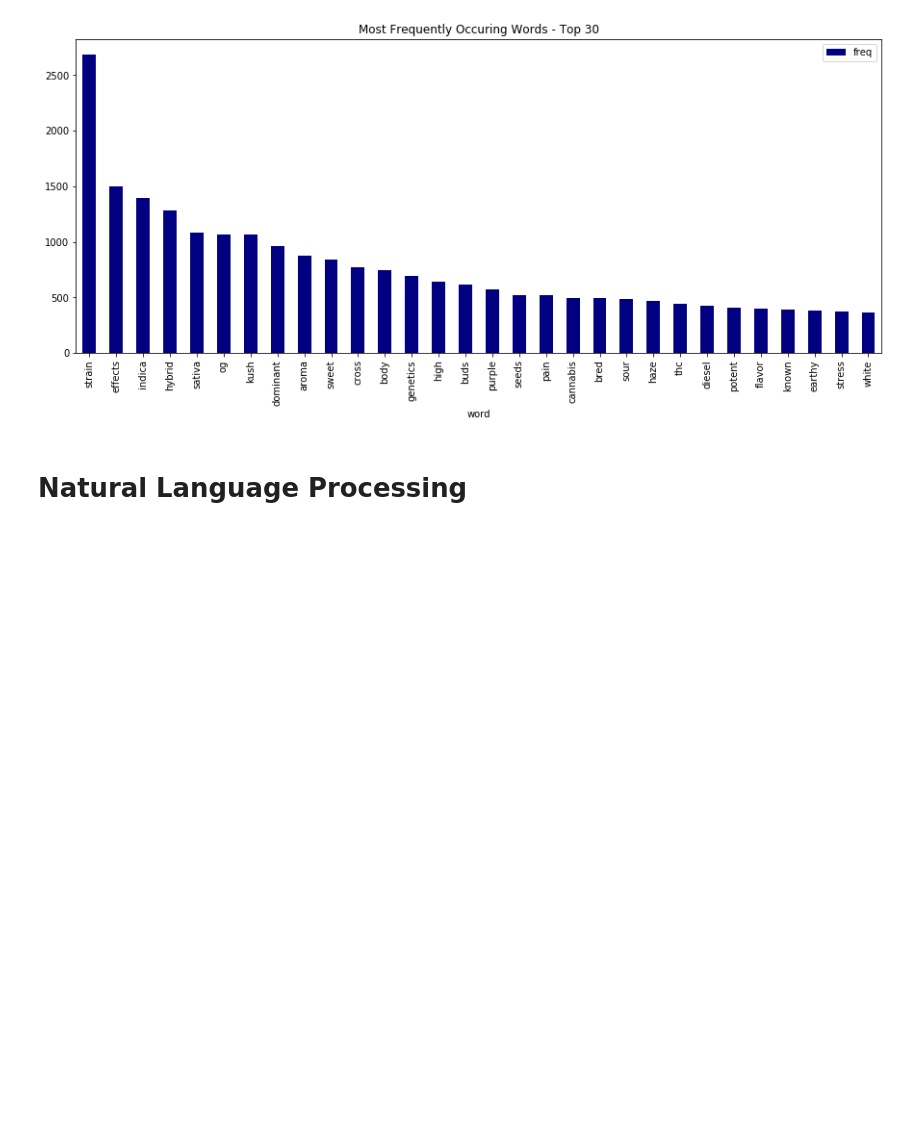
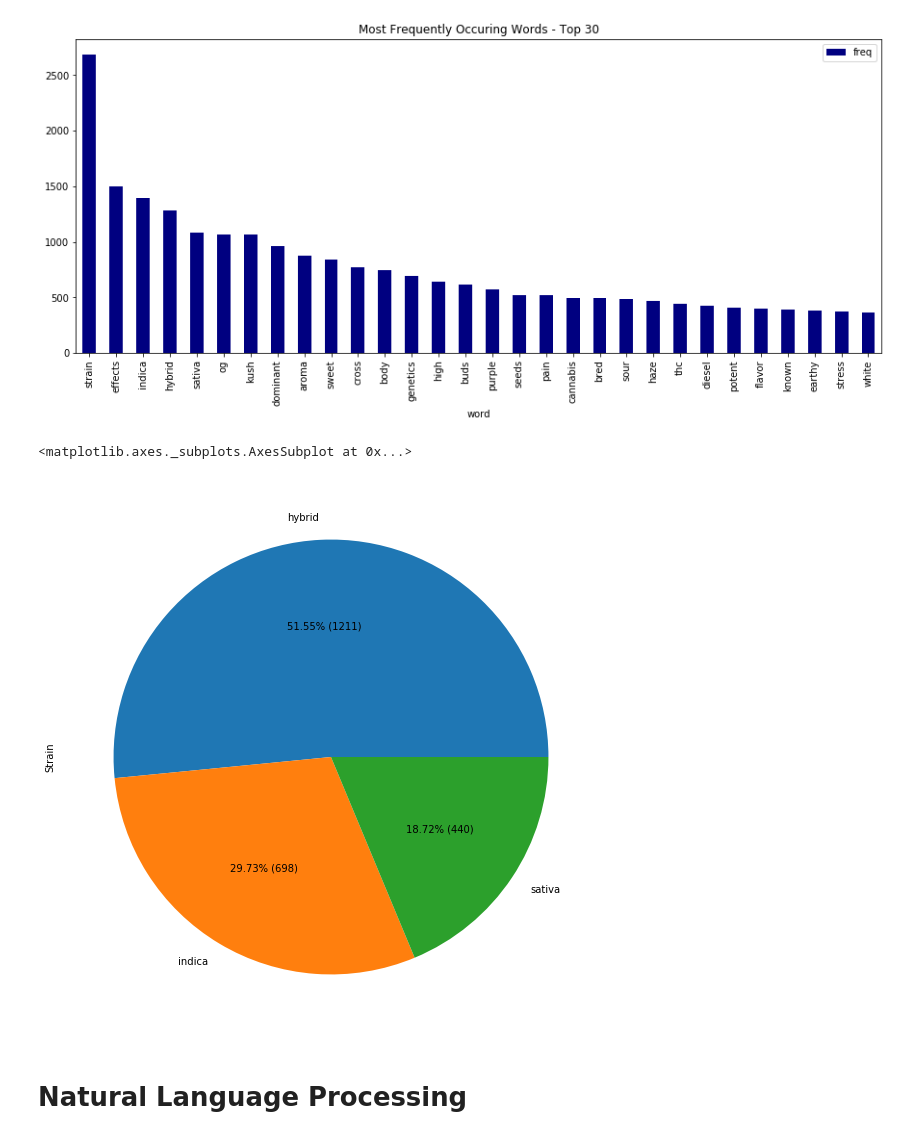
Before and after one commit to kavehamini/Cannabis_Project, a Jupyter notebook: Cannabis NLP.ipynb, the cells around one changed output. Cells and saved outputs as stored; diff of their text form; code cells hidden in the pictures; blank space fills up the shorter version.

```diff
--- a/Cannabis NLP.ipynb
+++ b/Cannabis NLP.ipynb
@@ -86,6 +86,13 @@ plt.title("Most Frequently Occuring Words - Top 30")
 plt.show()
 # %% [output]
 [figure]
+# %%
+plt.figure(figsize=(10,10))
+total = mldf.groupby('Type')['Strain'].count().sum()
+df.groupby('Type')['Strain'].count().plot(kind='pie', autopct=lambda p:'{:.2f}% ({:.0f})'.format(p,p * total / 100))
+# %% [output]
+<matplotlib.axes._subplots.AxesSubplot at 0x...>
+[figure, added]
 # %%
 #removing rows containing nan values
 mldf = df.dropna()
```
Also changed, not shown: parts of 7 cells of this notebook.
